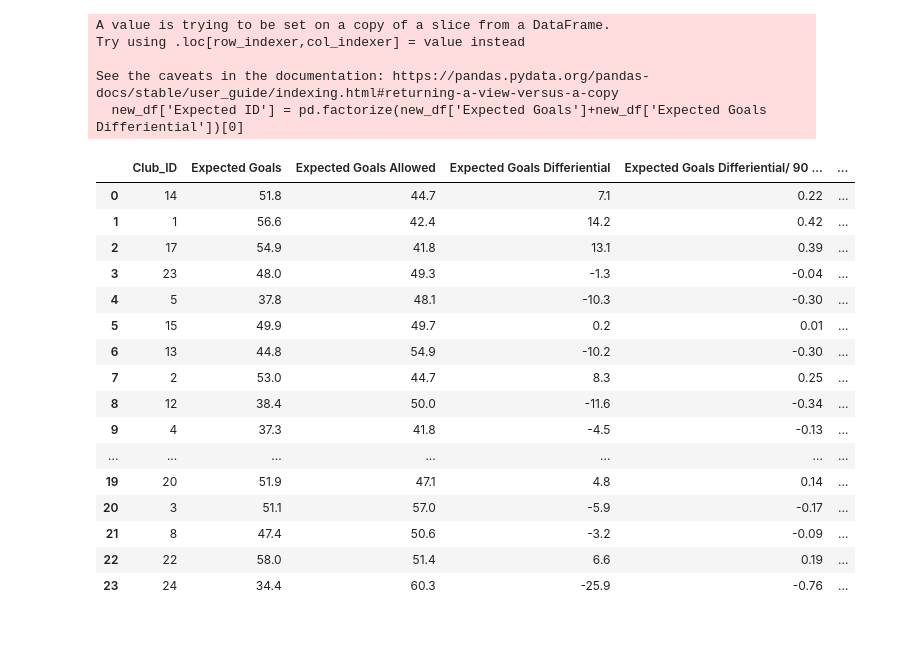
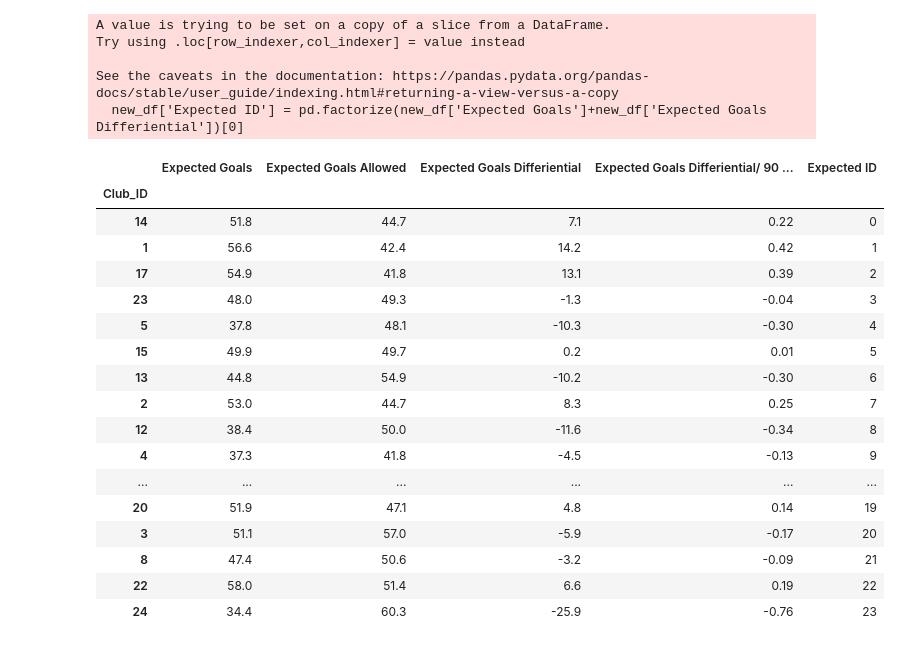
Before and after one commit to dgustave/ETL-Challenge, a Jupyter notebook: notebooks/mls_data.ipynb, the cells around one changed output. Cells and saved outputs as stored; diff of their text form; code cells hidden in the pictures.

```diff
--- a/notebooks/mls_data.ipynb
+++ b/notebooks/mls_data.ipynb
@@ -304,25 +305,26 @@ Try using .loc[row_indexer,col_indexer] = value instead
 See the caveats in the documentation: https://pandas.pydata.org/pandas-docs/stable/user_guide/indexing.html#returning-a-view-versus-a-copy
   new_df['Expected ID'] = pd.factorize(new_df['Expected Goals']+new_df['Expected Goals Differiential'])[0]
 # %%
-expected_stats_df.reset_index()
+expected_stats_df   #.reset_index()
 # %% [output]
-|  | Club_ID | Expected Goals | Expected Goals Allowed | Expected Goals Differiential | Expected Goals Differiential/ 90 ... | ... |
-| 0 | 14 | 51.8 | 44.7 | 7.1 | 0.22 | ... |
-| 1 | 1 | 56.6 | 42.4 | 14.2 | 0.42 | ... |
-| 2 | 17 | 54.9 | 41.8 | 13.1 | 0.39 | ... |
-| 3 | 23 | 48.0 | 49.3 | -1.3 | -0.04 | ... |
-| 4 | 5 | 37.8 | 48.1 | -10.3 | -0.30 | ... |
-| 5 | 15 | 49.9 | 49.7 | 0.2 | 0.01 | ... |
-| 6 | 13 | 44.8 | 54.9 | -10.2 | -0.30 | ... |
-| 7 | 2 | 53.0 | 44.7 | 8.3 | 0.25 | ... |
-| 8 | 12 | 38.4 | 50.0 | -11.6 | -0.34 | ... |
-| 9 | 4 | 37.3 | 41.8 | -4.5 | -0.13 | ... |
-| ... | ... | ... | ... | ... | ... | ... |
-| 19 | 20 | 51.9 | 47.1 | 4.8 | 0.14 | ... |
-| 20 | 3 | 51.1 | 57.0 | -5.9 | -0.17 | ... |
-| 21 | 8 | 47.4 | 50.6 | -3.2 | -0.09 | ... |
-| 22 | 22 | 58.0 | 51.4 | 6.6 | 0.19 | ... |
-| 23 | 24 | 34.4 | 60.3 | -25.9 | -0.76 | ... |
+|  | Expected Goals | Expected Goals Allowed | Expected Goals Differiential | Expected Goals Differiential/ 90 ... | Expected ID |
+| Club_ID |  |  |  |  |  |
+| 14 | 51.8 | 44.7 | 7.1 | 0.22 | 0 |
+| 1 | 56.6 | 42.4 | 14.2 | 0.42 | 1 |
+| 17 | 54.9 | 41.8 | 13.1 | 0.39 | 2 |
+| 23 | 48.0 | 49.3 | -1.3 | -0.04 | 3 |
+| 5 | 37.8 | 48.1 | -10.3 | -0.30 | 4 |
+| 15 | 49.9 | 49.7 | 0.2 | 0.01 | 5 |
+| 13 | 44.8 | 54.9 | -10.2 | -0.30 | 6 |
+| 2 | 53.0 | 44.7 | 8.3 | 0.25 | 7 |
+| 12 | 38.4 | 50.0 | -11.6 | -0.34 | 8 |
+| 4 | 37.3 | 41.8 | -4.5 | -0.13 | 9 |
+| ... | ... | ... | ... | ... | ... |
+| 20 | 51.9 | 47.1 | 4.8 | 0.14 | 19 |
+| 3 | 51.1 | 57.0 | -5.9 | -0.17 | 20 |
+| 8 | 47.4 | 50.6 | -3.2 | -0.09 | 21 |
+| 22 | 58.0 | 51.4 | 6.6 | 0.19 | 22 |
+| 24 | 34.4 | 60.3 | -25.9 | -0.76 | 23 |
 # %%
 def fake_id(df, new_df):
     new_df = df[['Spectators', 'Top Team Scorer', 'Goalkeeper']]  # Call columns you need in dataframe
```
Also changed, not shown: parts of 3 cells of this notebook, 3 other files.
